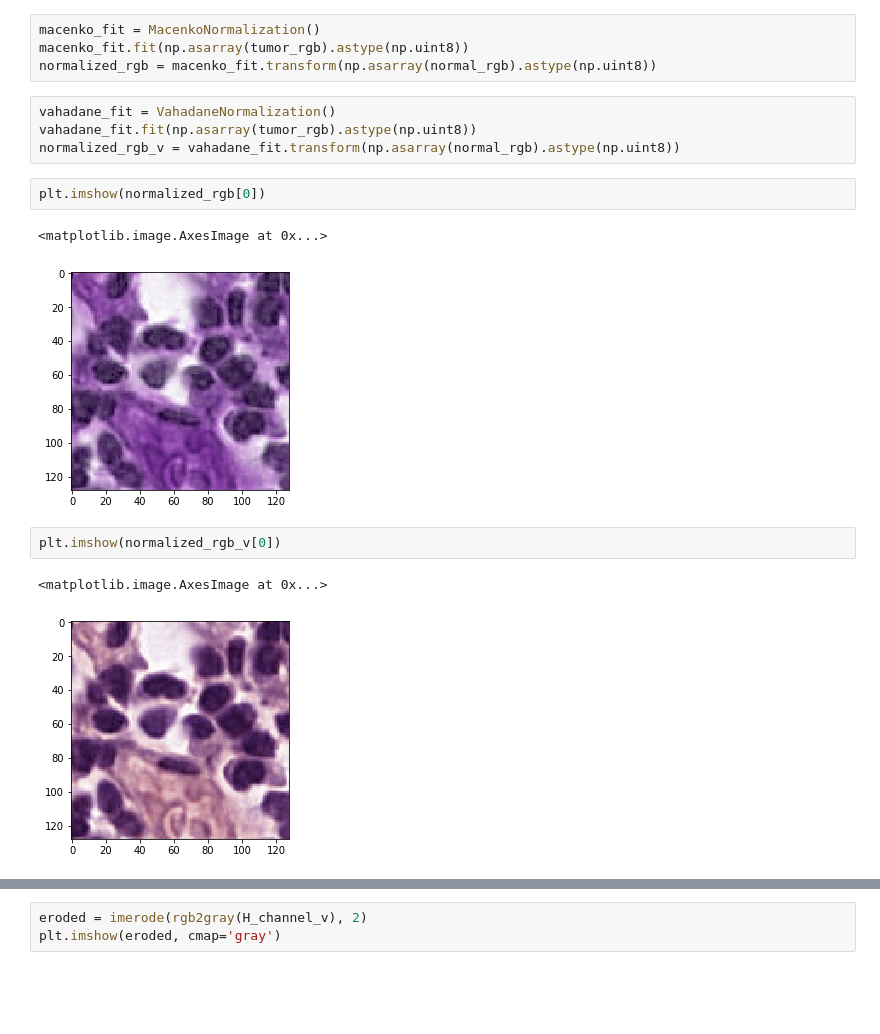
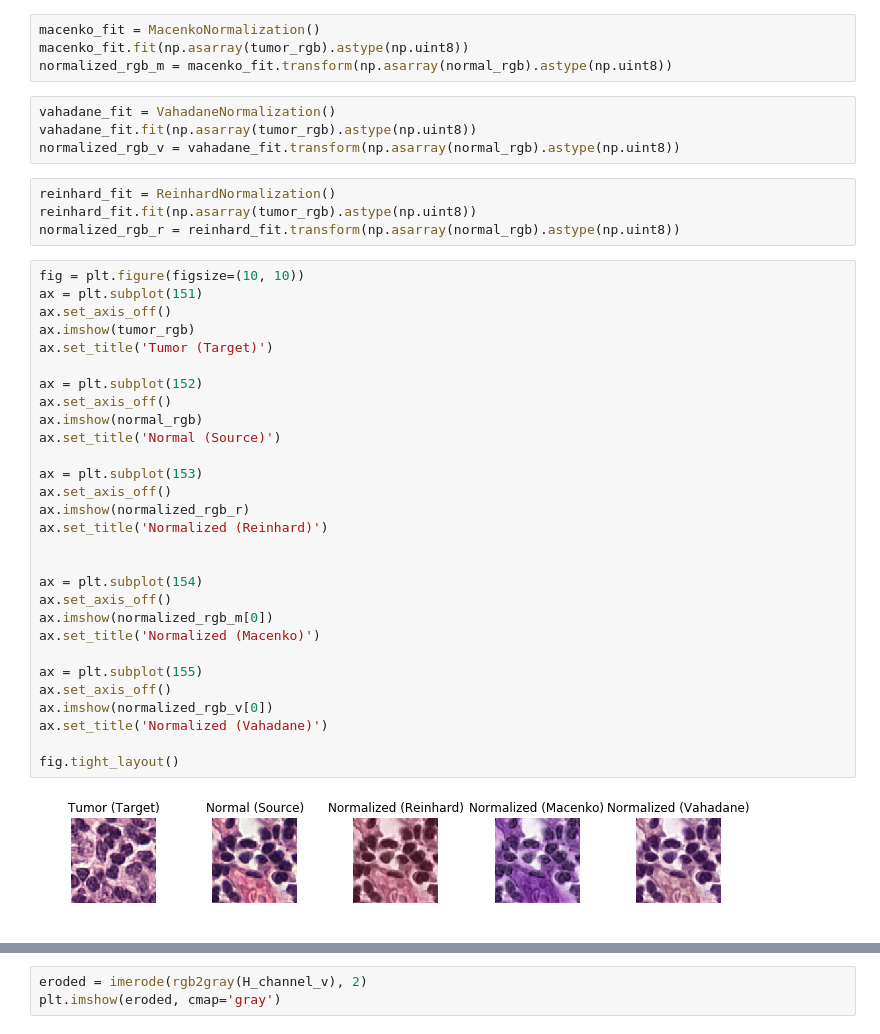
Before and after one commit to saketkc/pyvirchow, a Jupyter notebook: notebooks/04.Normalization-demo.ipynb, the cells around one changed output, grey strips where cells are left out. Drawn from its saved outputs; the diff is of its cells as text; blank space fills up the shorter version.

```diff
--- a/notebooks/04.Normalization-demo.ipynb
+++ b/notebooks/04.Normalization-demo.ipynb
@@ -117,19 +122,44 @@ normal_wsi.level_dimensions[0]
 # %%
 macenko_fit = MacenkoNormalization()
 macenko_fit.fit(np.asarray(tumor_rgb).astype(np.uint8))
-normalized_rgb = macenko_fit.transform(np.asarray(normal_rgb).astype(np.uint8))
+normalized_rgb_m = macenko_fit.transform(np.asarray(normal_rgb).astype(np.uint8))
 # %%
 vahadane_fit = VahadaneNormalization()
 vahadane_fit.fit(np.asarray(tumor_rgb).astype(np.uint8))
 normalized_rgb_v = vahadane_fit.transform(np.asarray(normal_rgb).astype(np.uint8))
-# %%
-plt.imshow(normalized_rgb[0])
-# %% [output]
-<matplotlib.image.AxesImage at 0x...>
-[figure, removed]
-# %%
-plt.imshow(normalized_rgb_v[0])
-# %% [output]
-<matplotlib.image.AxesImage at 0x...>
-[figure, removed]
+# %%
+reinhard_fit = ReinhardNormalization()
+reinhard_fit.fit(np.asarray(tumor_rgb).astype(np.uint8))
+normalized_rgb_r = reinhard_fit.transform(np.asarray(normal_rgb).astype(np.uint8))
+# %%
+fig = plt.figure(figsize=(10, 10))
+ax = plt.subplot(151)
+ax.set_axis_off()
+ax.imshow(tumor_rgb)
+ax.set_title('Tumor (Target)')
+
+ax = plt.subplot(152)
+ax.set_axis_off()
+ax.imshow(normal_rgb)
+ax.set_title('Normal (Source)')
+
+ax = plt.subplot(153)
+ax.set_axis_off()
+ax.imshow(normalized_rgb_r)
+ax.set_title('Normalized (Reinhard)')
+
+
+ax = plt.subplot(154)
+ax.set_axis_off()
+ax.imshow(normalized_rgb_m[0])
+ax.set_title('Normalized (Macenko)')
+
+ax = plt.subplot(155)
+ax.set_axis_off()
+ax.imshow(normalized_rgb_v[0])
+ax.set_title('Normalized (Vahadane)')
+
+fig.tight_layout()
+# %% [output]
+[figure, added]
 # %%
```
Also changed, not shown: parts of 36 cells of this notebook, 1 other file.
